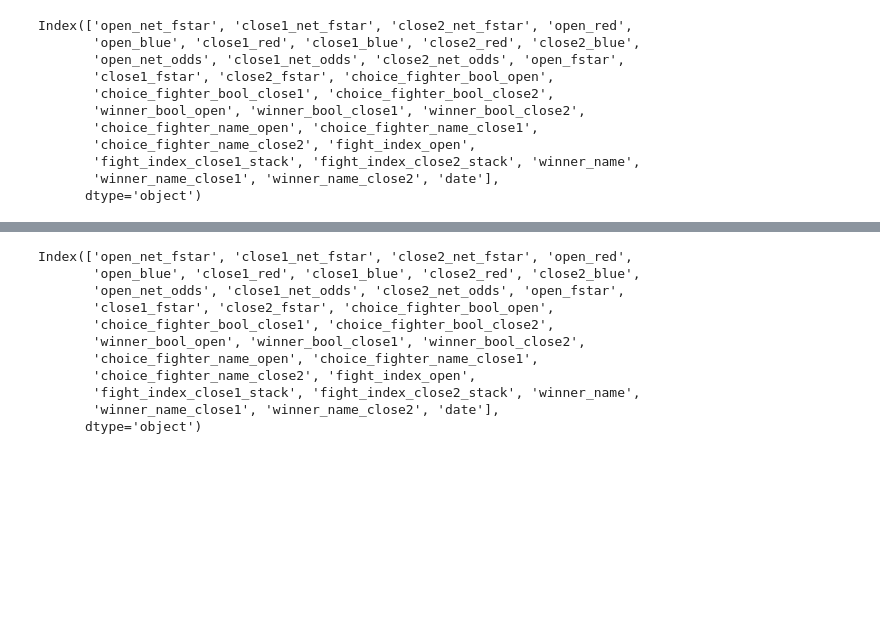
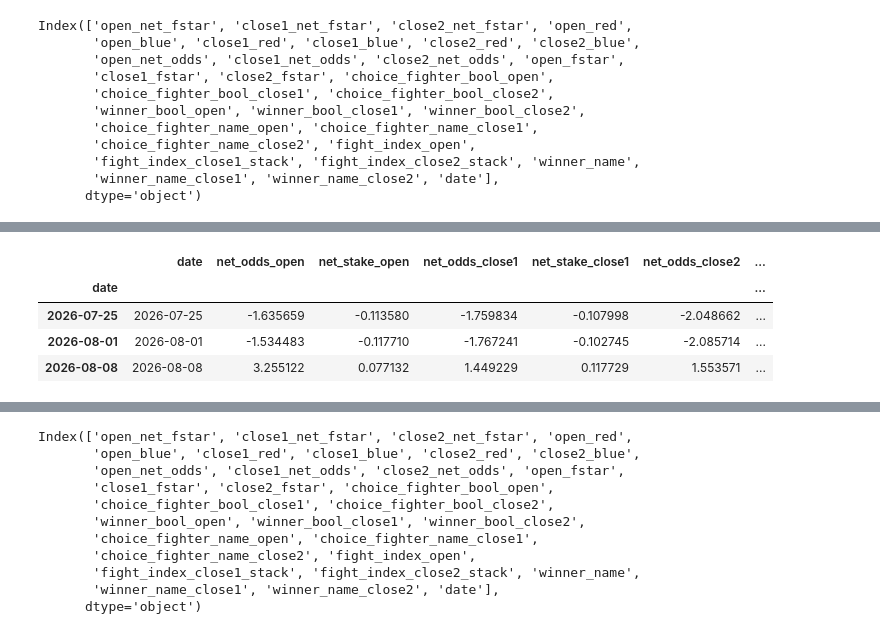
Before and after one commit to jcmarkowicz/sports_betting, a Jupyter notebook: UpcomingPicks/test_nbs/upcoming_picks.ipynb, the cells around one changed output, grey strips where cells are left out. Saved outputs shown, nothing was run; the diff lists cells and outputs as text; code cells hidden in the pictures; blank space fills up the shorter version.

```diff
--- a/UpcomingPicks/test_nbs/upcoming_picks.ipynb
+++ b/UpcomingPicks/test_nbs/upcoming_picks.ipynb
@@ -249,0 +266,8 @@ ml_results, parlay_results, bankroll_results = returns_by_date()
+# %%
+parlay_results.head()
+# %% [output]
+|  | date | net_odds_open | net_stake_open | net_odds_close1 | net_stake_close1 | net_odds_close2 | ... |
+| date |  |  |  |  |  |  | ... |
+| 2026-07-25 | 2026-07-25 | -1.635659 | -0.113580 | -1.759834 | -0.107998 | -2.048662 | ... |
+| 2026-08-01 | 2026-08-01 | -1.534483 | -0.117710 | -1.767241 | -0.102745 | -2.085714 | ... |
+| 2026-08-08 | 2026-08-08 | 3.255122 | 0.077132 | 1.449229 | 0.117729 | 1.553571 | ... |
```
Also changed, not shown: parts of 13 cells of this notebook, 3 other files.
